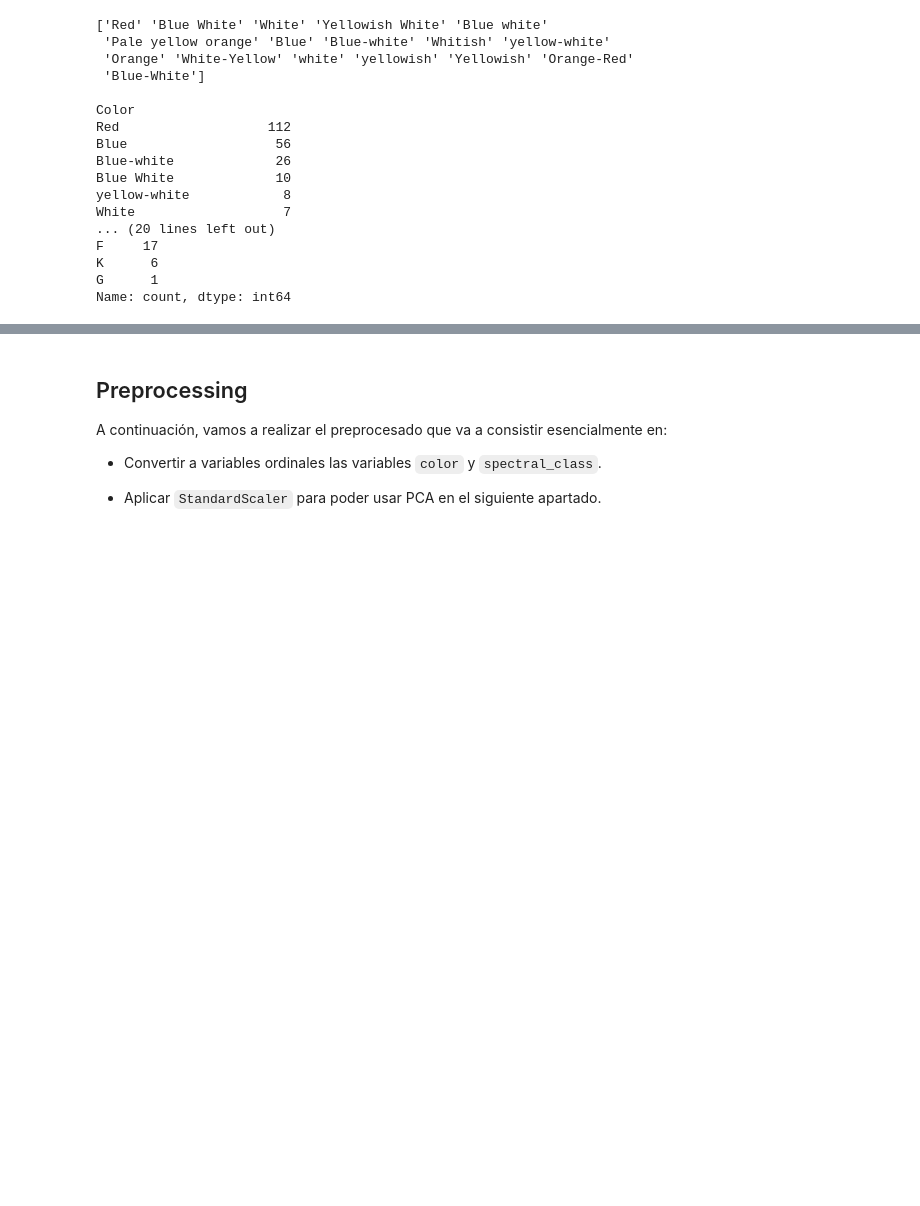
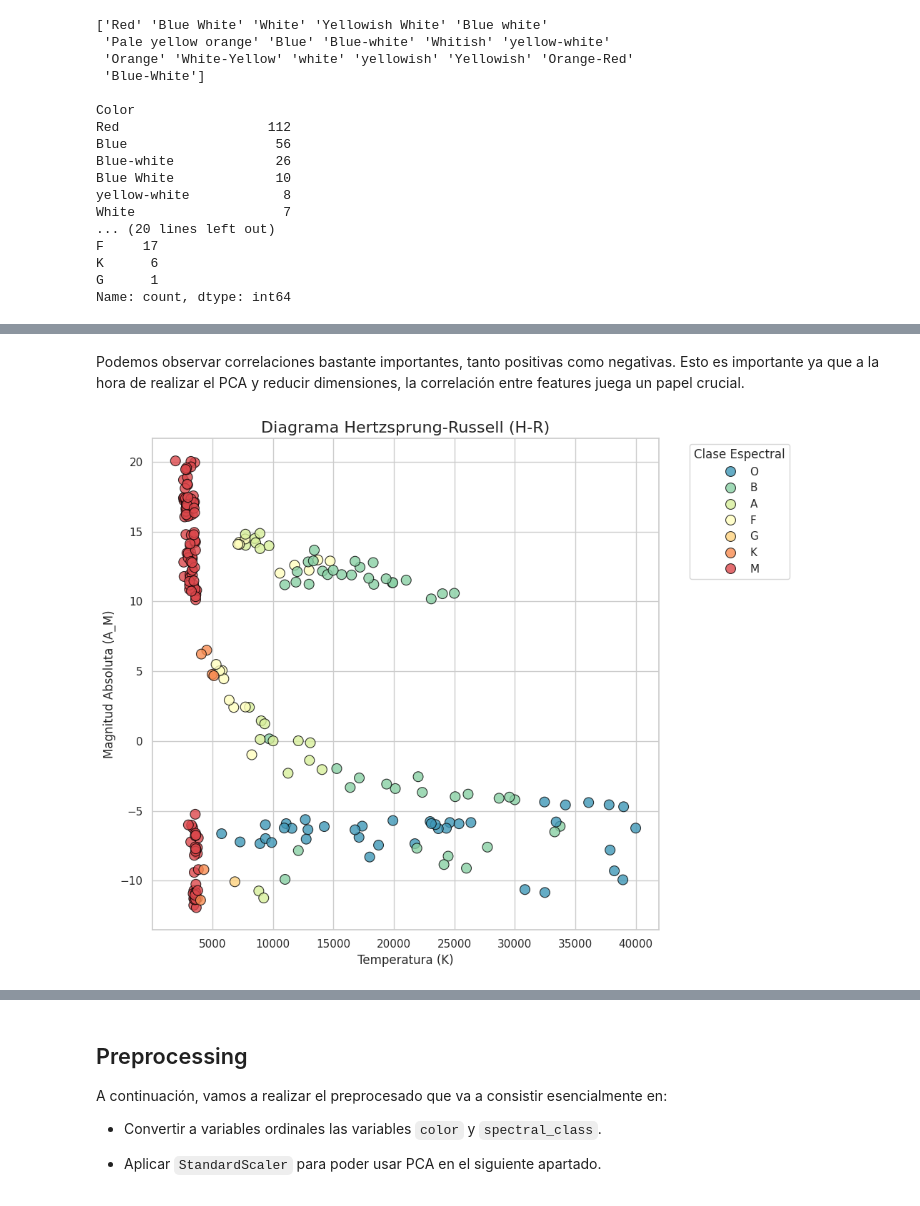
Before and after one commit to aleLobo31/UC3M_ML_P2_G26, a Jupyter notebook: notebooks/clustering.ipynb, the cells around one changed output, grey strips where cells are left out. Cells and saved outputs as stored; diff of their text form; code cells hidden in the pictures; blank space fills up the shorter version.

```diff
--- a/notebooks/clustering.ipynb
+++ b/notebooks/clustering.ipynb
@@ -95,0 +135,30 @@ Name: count, dtype: int64
+# %% [markdown]
+Podemos observar correlaciones bastante importantes, tanto positivas como negativas. Esto es importante ya
+que a la hora de realizar el PCA y reducir dimensiones, la correlación entre features juega un papel crucial.
+# %%
+# Diagrama H-R: Temperatura vs Magnitud Absoluta
+plt.figure(figsize=(10, 8))
+
+# Ordenamos las clases espectrales para la leyenda
+spectral_order = ['O', 'B', 'A', 'F', 'G', 'K', 'M']
+
+sns.scatterplot(
+    data=df,
+    x='Temperature',
+    y='A_M',
+    hue='Spectral_Class',
+    hue_order=spectral_order,
+    palette='Spectral_r',
+    s=100,
+    alpha=0.8,
+    edgecolor='black'
+)
+
+plt.title('Diagrama Hertzsprung-Russell (H-R)', fontsize=16)
+plt.xlabel('Temperatura (K)', fontsize=12)
+plt.ylabel('Magnitud Absoluta (A_M)', fontsize=12)
+plt.legend(title='Clase Espectral', bbox_to_anchor=(1.05, 1), loc='upper left')
+plt.tight_layout()
+plt.show()
+# %% [output]
+[figure, added]
```
Also changed, not shown: parts of 6 cells of this notebook.
